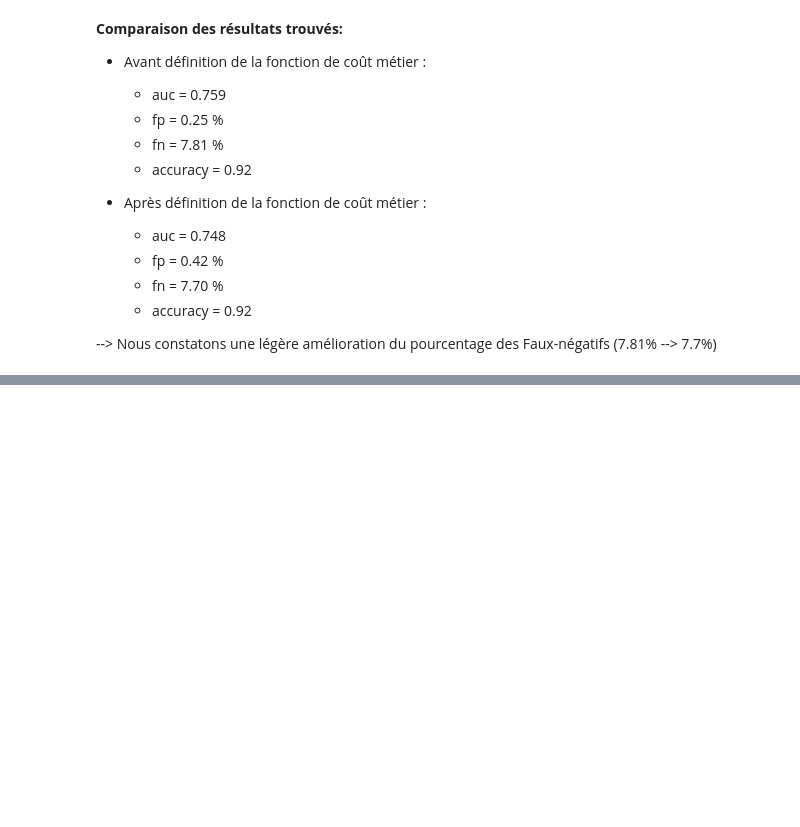
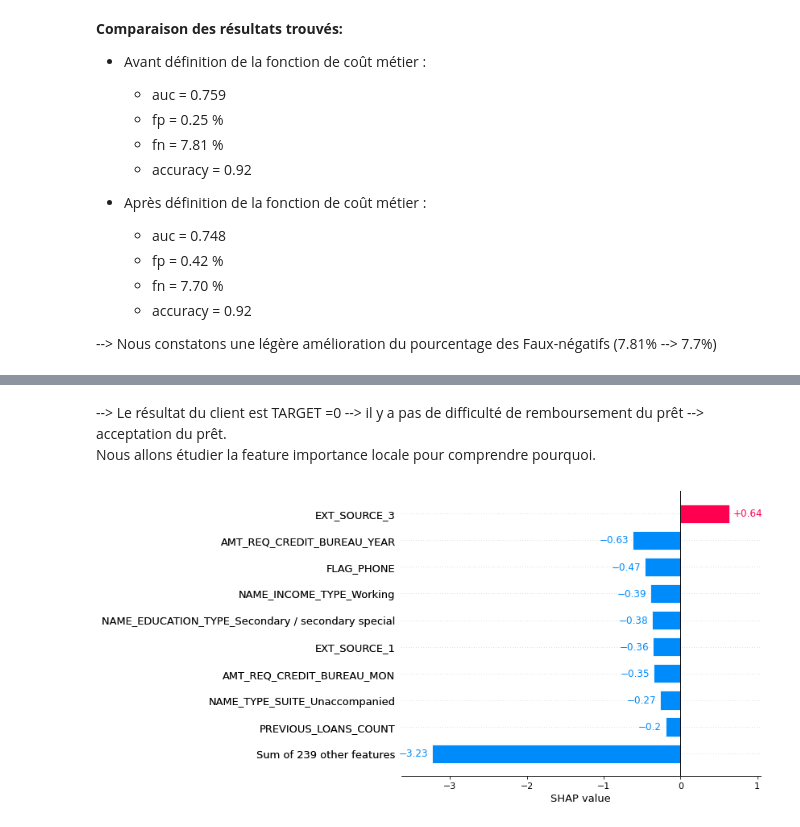
Before and after one commit to Soumaya-kh/scoring_model, a Jupyter notebook: P7_02_modelisation.ipynb, the cells around one changed output, grey strips where cells are left out. Drawn from its saved outputs; the diff is of its cells as text; code cells hidden in the pictures; blank space fills up the shorter version.

```diff
--- a/P7_02_modelisation.ipynb
+++ b/P7_02_modelisation.ipynb
@@ -555,0 +663,8 @@ weighted avg       0.88      0.92      0.89     92254
+# %% [markdown]
+--> Le résultat du client est TARGET =0 --> il y a pas de difficulté de remboursement du prêt --> acceptation du prêt.
+Nous allons étudier la feature importance locale pour comprendre pourquoi.
+# %%
+# local feature importance pour le premier client
+shap.plots.bar(shap_values[0])
+# %% [output]
+[figure, added]
```
Also changed, not shown: parts of 29 cells of this notebook.
